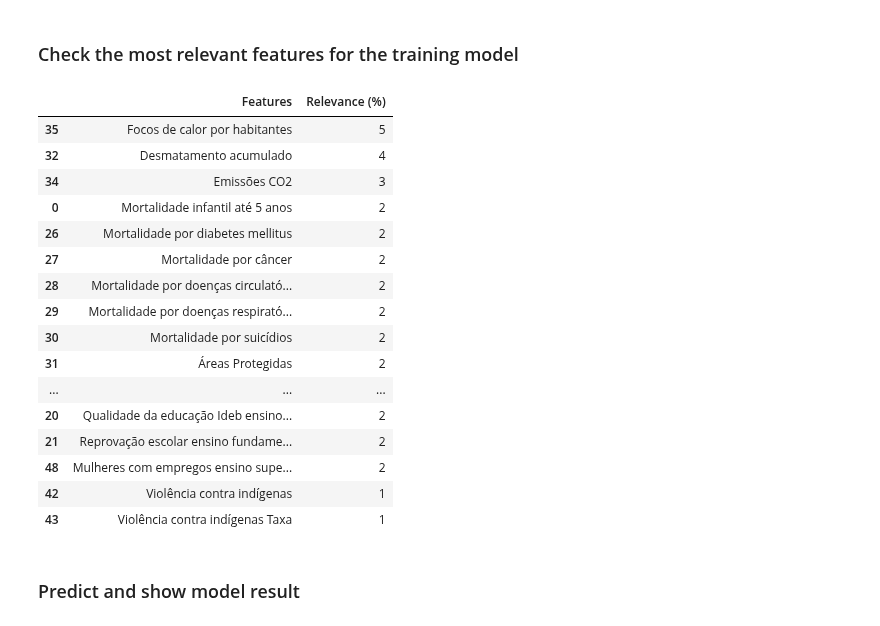
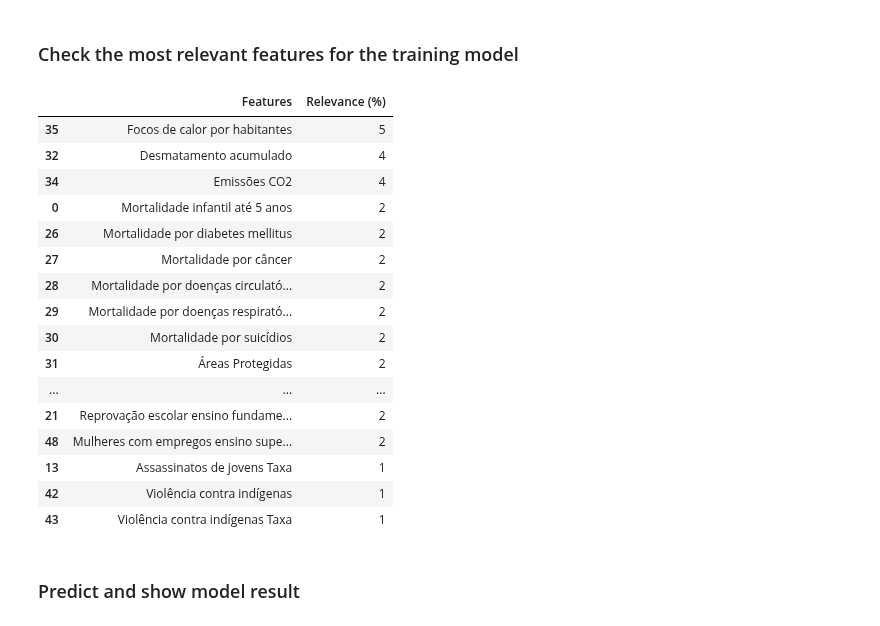
Before and after one commit to faustofcjr/amazon-social-progress, a Jupyter notebook: ml_models/supervised/extremely_randomized_trees.ipynb, the cells around one changed output. Saved outputs shown, nothing was run; the diff lists cells and outputs as text; code cells hidden in the pictures.

```diff
--- a/ml_models/supervised/extremely_randomized_trees.ipynb
+++ b/ml_models/supervised/extremely_randomized_trees.ipynb
@@ -88,12 +88,12 @@ _ = pipeline.fit(X_train, y_train)
 # %% [markdown]
 ### Check the most relevant features for the training model
 # %%
-func.get_feature_importances(classifier, X_train)
+# func.get_feature_importances(classifier, X_train)
 # %% [output]
 |  | Features | Relevance (%) |
 | 35 | Focos de calor por habitantes | 5 |
 | 32 | Desmatamento acumulado | 4 |
-| 34 | Emissões CO2 | 3 |
+| 34 | Emissões CO2 | 4 |
 | 0 | Mortalidade infantil até 5 anos | 2 |
 | 26 | Mortalidade por diabetes mellitus | 2 |
 | 27 | Mortalidade por câncer | 2 |
@@ -102,9 +102,9 @@ func.get_feature_importances(classifier, X_train)
 | 30 | Mortalidade por suicídios | 2 |
 | 31 | Áreas Protegidas | 2 |
 | ... | ... | ... |
-| 20 | Qualidade da educação Ideb ensino... | 2 |
 | 21 | Reprovação escolar ensino fundame... | 2 |
 | 48 | Mulheres com empregos ensino supe... | 2 |
+| 13 | Assassinatos de jovens Taxa | 1 |
 | 42 | Violência contra indígenas | 1 |
 | 43 | Violência contra indígenas Taxa | 1 |
 # %% [markdown]
```
Also changed, not shown: parts of 1 cell of this notebook, 10 other files.
